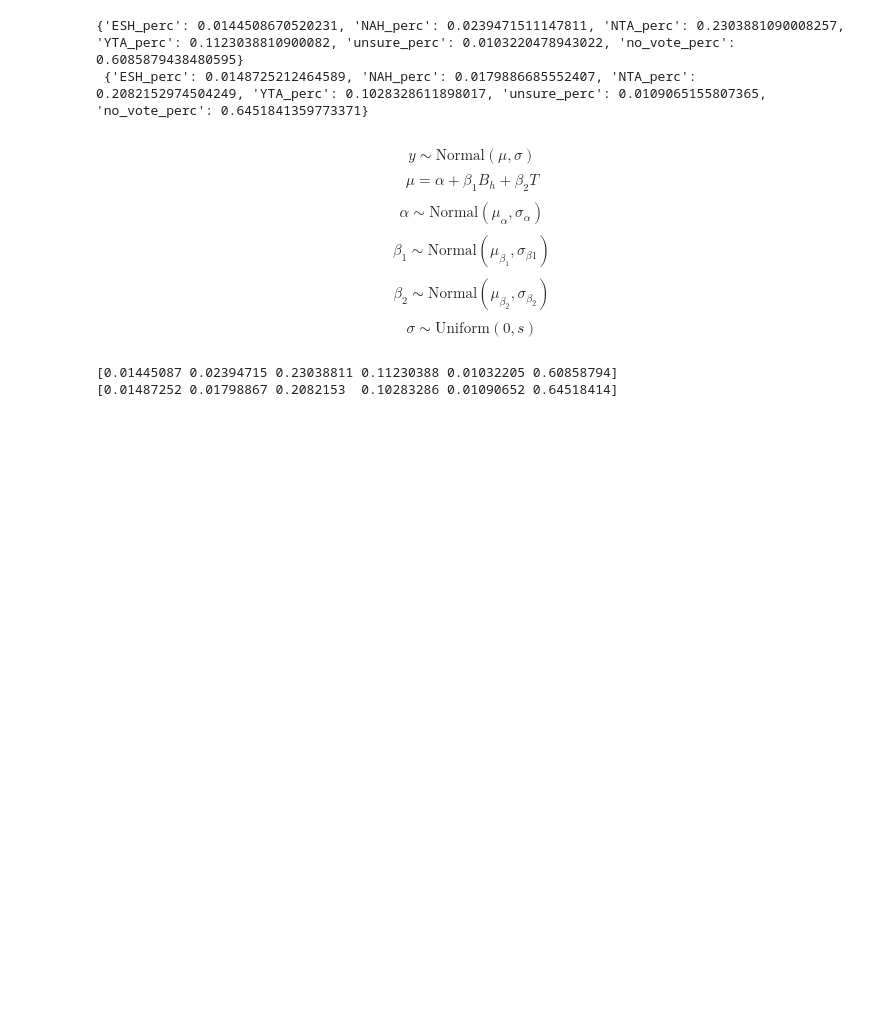
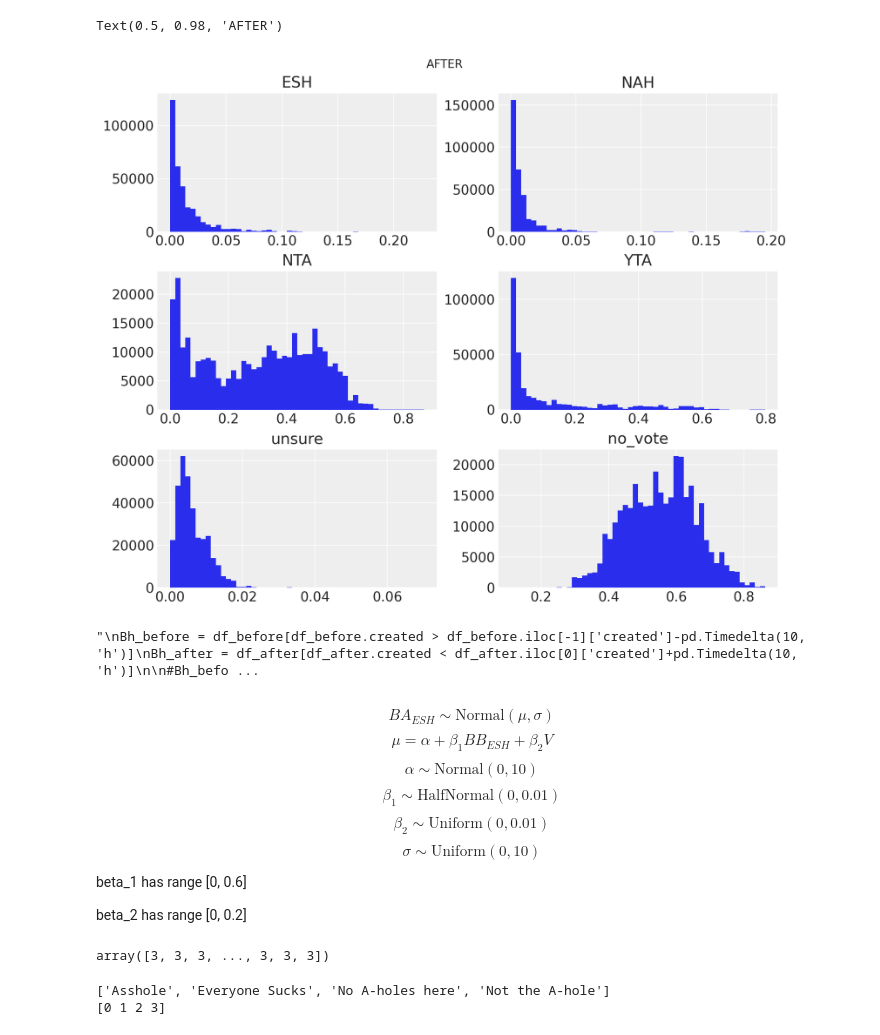
Before and after one commit to dilettagoglia/reddit-majority-opinion, a Jupyter notebook: src/regression.ipynb, the cells around one changed output. Cells and saved outputs as stored; diff of their text form; code cells hidden in the pictures; blank space fills up the shorter version.

```diff
--- a/src/regression.ipynb
+++ b/src/regression.ipynb
@@ -6,0 +12,7 @@ WARNING (pytensor.tensor.blas): Using NumPy C-API based implementation for BLAS
+# %%
+%config InlineBackend.figure_format = 'retina'
+%load_ext watermark
+RANDOM_SEED = 8927
+np.random.seed(RANDOM_SEED)
+az.style.use("arviz-darkgrid")
+az.rcParams["stats.hdi_prob"] = 0.89  # sets default credible interval used by arviz
@@ -22,4 +123,25 @@ df_after.reset_index(drop=True, inplace=True)
+# %%
+fig, ax = plt.subplots(3, 2, figsize=(10, 8))
+
+ax[0, 0].hist(df_after_merged['ESH_perc'], bins=50)
+ax[0, 0].set_title('ESH')
+ax[0, 1].hist(df_after_merged['NAH_perc'], bins=50)
+ax[0, 1].set_title('NAH')
+ax[1, 0].hist(df_after_merged['NTA_perc'], bins=50)
+ax[1, 0].set_title('NTA')
+ax[1, 1].hist(df_after_merged['YTA_perc'], bins=50)
+ax[1, 1].set_title('YTA')
+ax[2, 0].hist(df_after_merged['unsure_perc'], bins=50)
+ax[2, 0].set_title('unsure')
+ax[2, 1].hist(df_after_merged['no_vote_perc'], bins=50)
+ax[2, 1].set_title('no_vote')
+
+plt.suptitle('AFTER')
+# %% [output]
+Text(0.5, 0.98, 'AFTER')
+[figure, added]
 # %%
+'''
 Bh_before = df_before[df_before.created > df_before.iloc[-1]['created']-pd.Timedelta(10, 'h')]
 Bh_after = df_after[df_after.created < df_after.iloc[0]['created']+pd.Timedelta(10, 'h')]
 
@@ -29,24 +151,17 @@ Bh_after = df_after[df_after.created < df_after.iloc[0]['created']+pd.Timedelta(
 Bh_before = Bh_before.iloc[0][['ESH_perc', 'NAH_perc', 'NTA_perc', 'YTA_perc', 'unsure_perc', 'no_vote_perc']].to_dict()
 Bh_after = Bh_after.iloc[-1][['ESH_perc', 'NAH_perc', 'NTA_perc', 'YTA_perc', 'unsure_perc', 'no_vote_perc']].to_dict()
 print(Bh_before, '\n', Bh_after)
+'''
 # %% [output]
-{'ESH_perc': 0.0144508670520231, 'NAH_perc': 0.0239471511147811, 'NTA_perc': 0.2303881090008257, 'YTA_perc': 0.1123038810900082, 'unsure_perc': 0.0103220478943022, 'no_vote_perc': 0.6085879438480595}
- {'ESH_perc': 0.0148725212464589, 'NAH_perc': 0.0179886685552407, 'NTA_perc': 0.2082152974504249, 'YTA_perc': 0.1028328611898017, 'unsure_perc': 0.0109065155807365, 'no_vote_perc': 0.6451841359773371}
+"\nBh_before = df_before[df_before.created > df_before.iloc[-1]['created']-pd.Timedelta(10, 'h')]\nBh_after = df_after[df_after.created < df_after.iloc[0]['created']+pd.Timedelta(10, 'h')]\n\n#Bh_befo ...
 # %% [markdown]
-$$ y \sim \text{Normal}(\mu, \sigma) $$
-$$ \mu = \alpha + \beta_1 B_h + \beta_2 T $$
-$$ \alpha \sim \text{Normal}(\mu_\alpha, \sigma_\alpha) $$
-$$ \beta_1 \sim \text{Normal}(\mu_{\beta_1}, \sigma_{\beta1}) $$
-$$ \beta_2 \sim \text{Normal}(\mu_{\beta_2}, \sigma_{\beta_2}) $$
-$$ \sigma \sim \text{Uniform}(0, s) $$
+$$ BA_{ESH} \sim \text{Normal}(\mu, \sigma) $$
+$$ \mu = \alpha + \beta_1 BB_{ESH} + \beta_2 V $$
+$$ \alpha \sim \text{Normal}(0, 10) $$
+$$ \beta_1 \sim \text{HalfNormal}(0, 0.01) $$
+$$ \beta_2 \sim \text{Uniform}(0, 0.01) $$
+$$ \sigma \sim \text{Uniform}(0, 10) $$
+
+beta_1 has range [0, 0.6]
+
+beta_2 has range [0, 0.2]
-# %%
-Bh = np.array(list(Bh_before.values()))
-print(Bh)
-
-y = np.array(list(Bh_after.values()))
-print(y)
-
-#verdict =
-# %% [output]
-[0.01445087 0.02394715 0.23038811 0.11230388 0.01032205 0.60858794]
-[0.01487252 0.01798867 0.2082153  0.10283286 0.01090652 0.64518414]
@@ -55,3 +179,13 @@ print(y)
+# %%
+V
+# %% [output]
+array([3, 3, 3, ..., 3, 3, 3])
+# %%
+print(list(le.classes_))
+print(le.transform(list(le.classes_)))
+# %% [output]
+['Asshole', 'Everyone Sucks', 'No A-holes here', 'Not the A-hole']
+[0 1 2 3]
 # %%
 with pm.Model() as m_SW:
 
```
Also changed, not shown: parts of 18 cells of this notebook, 4 other files.
